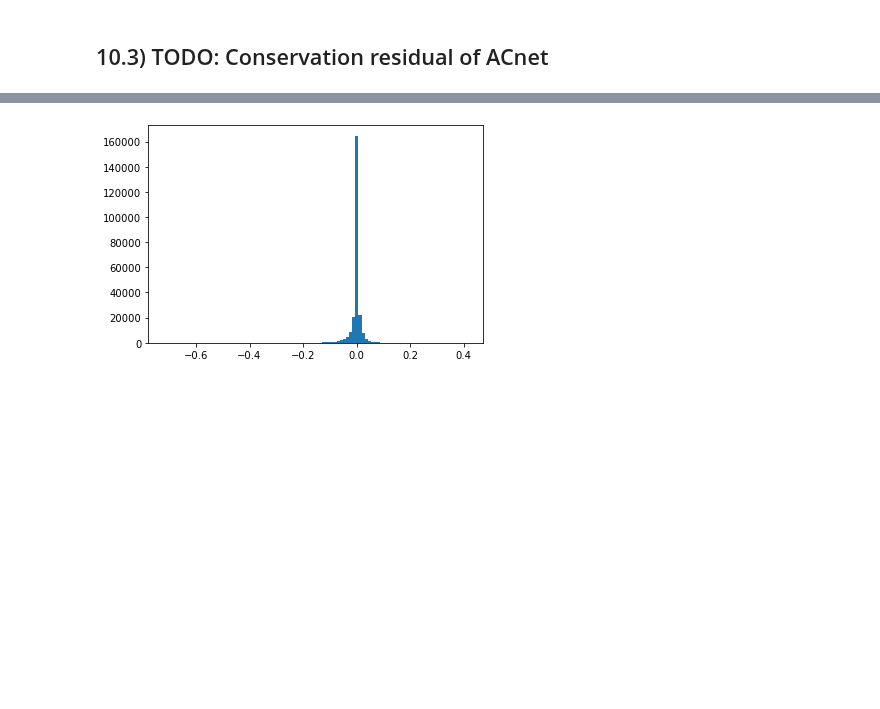
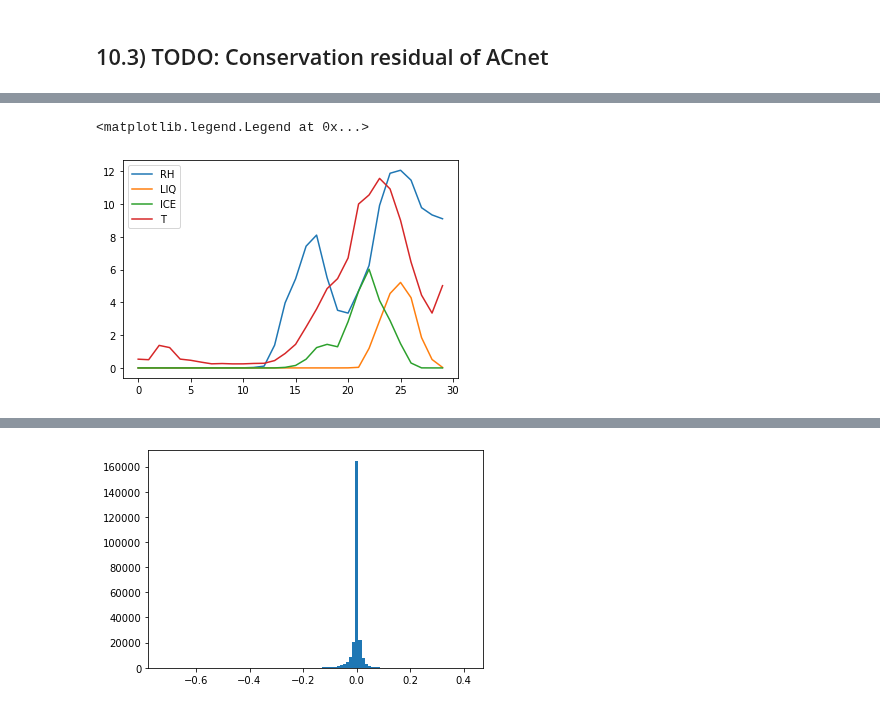
Before and after one commit to wallingTACC/CBRAIN-CAM, a Jupyter notebook: notebooks/tbeucler_devlog/035_RH_layers.ipynb, the cells around one changed output, grey strips where cells are left out. Saved outputs shown, nothing was run; the diff lists cells and outputs as text; code cells hidden in the pictures; blank space fills up the shorter version.

Commit message:
Still debugging DQVDT layer, working at the generator level

```diff
--- a/notebooks/tbeucler_devlog/035_RH_layers.ipynb
+++ b/notebooks/tbeucler_devlog/035_RH_layers.ipynb
@@ -172,14 +172,14 @@ def RH(T,qv,P0,PS,hyam,hybm):
     # DEBUG 1
     # return esat(T)
 # %%
-def qv(T,RH,P0,PS,hyam,hybm):
-    R = 287
-    Rv = 461
-    #p = np.moveaxis((hyam*P0+hybm*PS),0,1) # Total pressure (Pa)
-    p = np.moveaxis((hyam*P0+hybm*PS).values,0,1) # Total pressure (Pa)
-    return R*esat(T)*RH/(Rv*p)
-    # DEBUG 1
-    # return esat(T)
+# def qv(T,RH,P0,PS,hyam,hybm):
+#     R = 287
+#     Rv = 461
+#     #p = np.moveaxis((hyam*P0+hybm*PS),0,1) # Total pressure (Pa)
+#     p = np.moveaxis((hyam*P0+hybm*PS).values,0,1) # Total pressure (Pa)
+#     return R*esat(T)*RH/(Rv*p)
+#     # DEBUG 1
+#     # return esat(T)
 # %% [markdown]
 ## 1.3) RH Statistics
 # %%
@@ -439,9 +439,9 @@ class dQVdt2dRHdt(Layer):
         dTdtprior = prior[:,self.TBP_idx]/self.norm_TQ
         T2prior = Tprior+DT*dTdtprior
 
-        RHprior = RH(Tprior,Qprior,P0,PSprior,self.hyam,self.hybm)*self.norm_qRH
-        RH2prior = RH(T2prior,Q2prior,P0,PSprior,self.hyam,self.hybm)*self.norm_qRH
-        dRHdtprior = (RH2prior-RHprior)/DT
+        RHprior = RH(Tprior,Qprior,P0,PSprior,self.hyam,self.hybm)
+        RH2prior = RH(T2prior,Q2prior,P0,PSprior,self.hyam,self.hybm)
+        dRHdtprior = ((RH2prior-RHprior)/DT)*self.norm_qRH
 
         post = tf.concat([dRHdtprior,prior[:,30:]], axis=1)
 
@@ -463,3 +464,5 @@ scale_dict['dRHdt'] = 0.01*L_S/G, # Arbitrary 0.1 factor as specific humidity is
+# %%
+scale_dict['dRHdt'] = 5*L_S/G, # Arbitrary 5 factor to give RH similar weight as T if measured in terms of std
 # %%
 scale_dict
 # %% [output]
@@ -771,7 +783,7 @@ ________________________________________________________________________________
 # %%
 path_HDF5 = '/local/Tom.Beucler/SPCAM_PHYS/HDF5_DATA/'
 earlyStopping = EarlyStopping(monitor='val_loss', patience=10, verbose=0, mode='min')
-mcp_save = ModelCheckpoint(path_HDF5+'ACnetNL_4.hdf5',save_best_only=True, monitor='val_loss', mode='min')
+mcp_save = ModelCheckpoint(path_HDF5+'ACnetNL_5.hdf5',save_best_only=True, monitor='val_loss', mode='min')
 # %%
 ACnetRH2Q.compile(tf.keras.optimizers.RMSprop(), loss=mse)
 # %%
@@ -1272,0 +1380,9 @@ scale_dict35 = load_pickle('/home/t/Tom.Beucler/SPCAM/CBRAIN-CAM/nn_config/scale
+# %%
+plt.plot(np.std(train_gen[0][1],axis=0)[:30],label='RH')
+plt.plot(np.std(train_gen[0][1],axis=0)[30:60],label='LIQ')
+plt.plot(np.std(train_gen[0][1],axis=0)[60:90],label='ICE')
+plt.plot(np.std(train_gen[0][1],axis=0)[90:120],label='T')
+plt.legend()
+# %% [output]
+<matplotlib.legend.Legend at 0x...>
+[figure, added]
```
Also changed, not shown: parts of 69 cells of this notebook.
